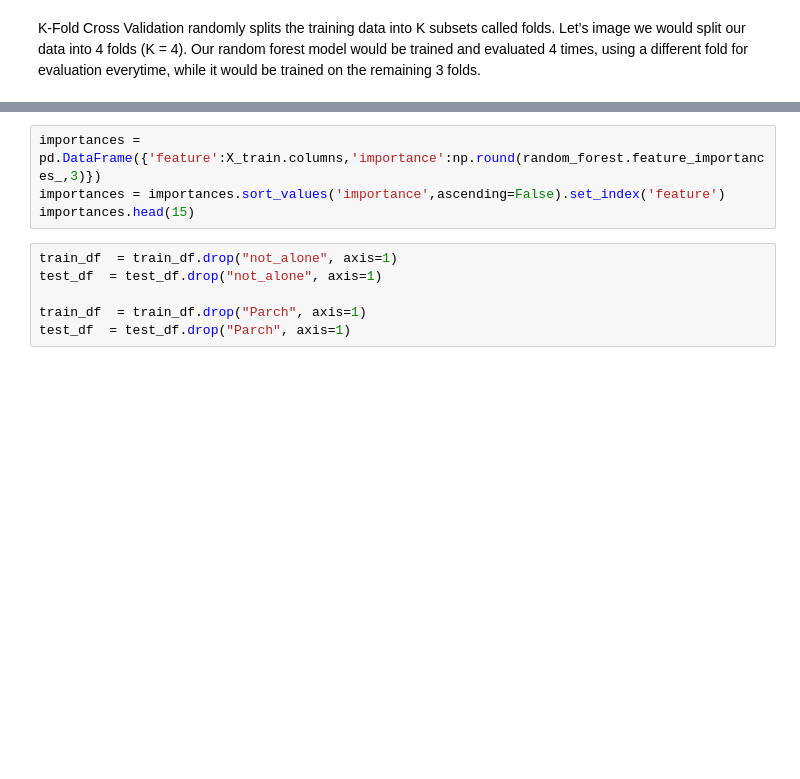
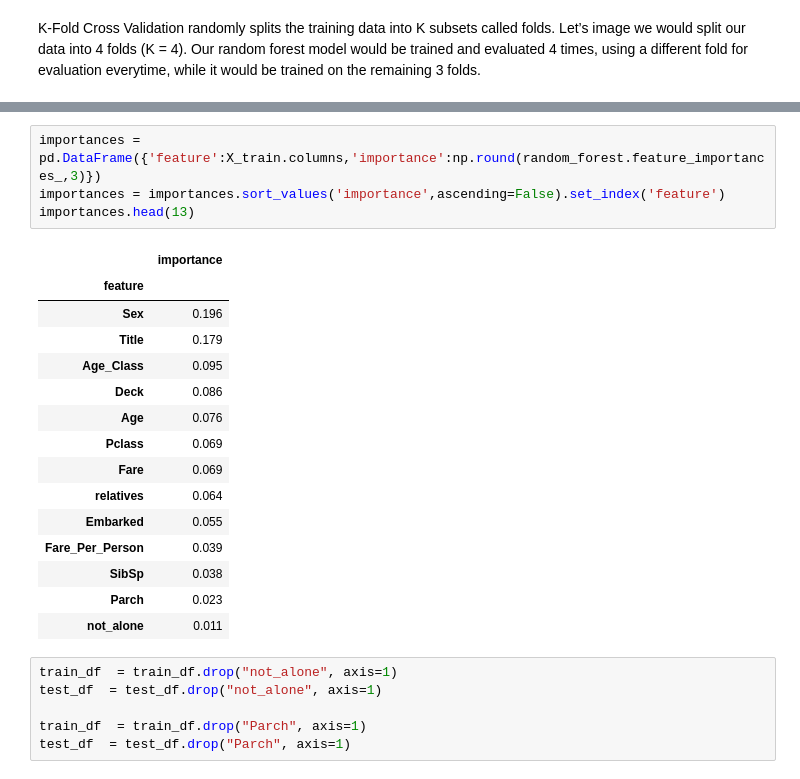
Before and after one commit to EfedeX/Titanic-machine-learning, a Jupyter notebook: notebook/notebook.ipynb, the cells around one changed output, grey strips where cells are left out. Drawn from its saved outputs; the diff is of its cells as text; blank space fills up the shorter version.

```diff
--- a/notebook/notebook.ipynb
+++ b/notebook/notebook.ipynb
@@ -315,7 +347,23 @@ print("Standard Deviation:", scores.std())
 # %%
 importances = pd.DataFrame({'feature':X_train.columns,'importance':np.round(random_forest.feature_importances_,3)})
 importances = importances.sort_values('importance',ascending=False).set_index('feature')
-importances.head(15)
+importances.head(13)
+# %% [output]
+|  | importance |
+| feature |  |
+| Sex | 0.196 |
+| Title | 0.179 |
+| Age_Class | 0.095 |
+| Deck | 0.086 |
+| Age | 0.076 |
+| Pclass | 0.069 |
+| Fare | 0.069 |
+| relatives | 0.064 |
+| Embarked | 0.055 |
+| Fare_Per_Person | 0.039 |
+| SibSp | 0.038 |
+| Parch | 0.023 |
+| not_alone | 0.011 |
 # %%
 train_df  = train_df.drop("not_alone", axis=1)
 test_df  = test_df.drop("not_alone", axis=1)
```
Also changed, not shown: parts of 23 cells of this notebook, 4 other files.
